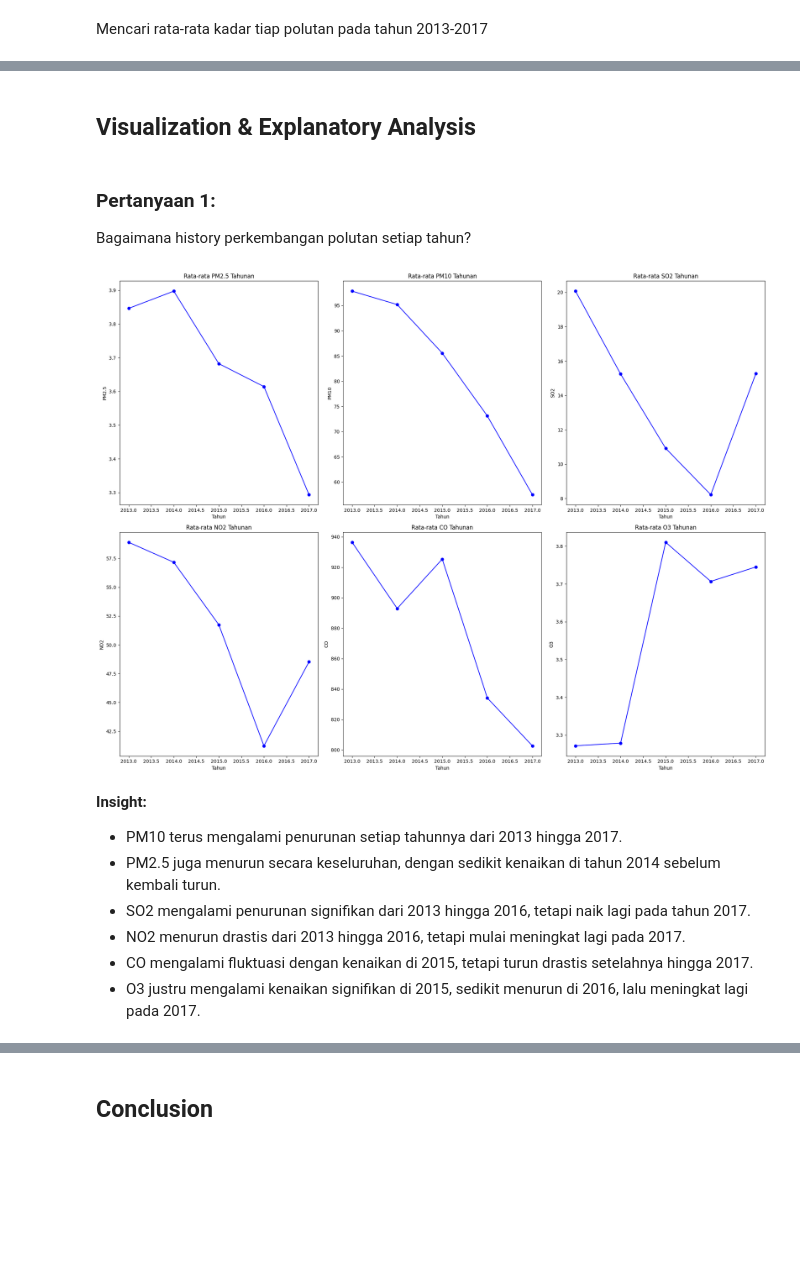
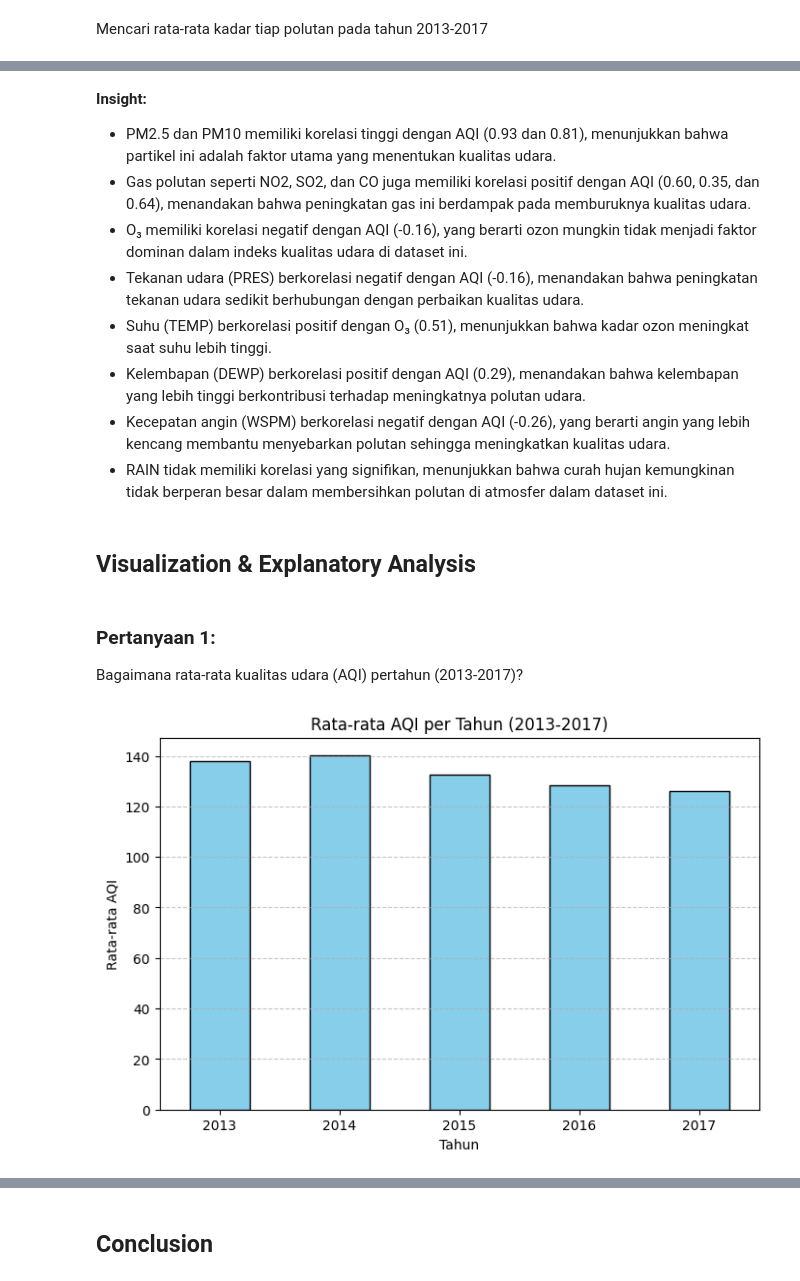
Before and after one commit to cutnabilahp/dashboard_submission_analisis_data, a Jupyter notebook: Proyek_Analisis_Data.ipynb, the cells around one changed output, grey strips where cells are left out. Cells and saved outputs as stored; diff of their text form; code cells hidden in the pictures; blank space fills up the shorter version.

```diff
--- a/Proyek_Analisis_Data.ipynb
+++ b/Proyek_Analisis_Data.ipynb
@@ -551,0 +517,6 @@ print(df[['PM2.5', 'PM10', 'SO2', 'NO2', 'CO', 'O3', 'AQI', 'AQI_Category']].hea
+# %%
+# Menghitung rata-rata AQI per tahun
+aqi_per_year = df.groupby('year')['AQI'].mean()
+
+# Menampilkan hasil
+print(aqi_per_year)
@@ -657,41 +709,27 @@ print(result)
+# %% [markdown]
+**Insight:**
+- PM2.5 dan PM10 memiliki korelasi tinggi dengan AQI (0.93 dan 0.81), menunjukkan bahwa partikel ini adalah faktor utama yang menentukan kualitas udara.
+- Gas polutan seperti NO2, SO2, dan CO juga memiliki korelasi positif dengan AQI (0.60, 0.35, dan 0.64), menandakan bahwa peningkatan gas ini berdampak pada memburuknya kualitas udara.
+- O₃ memiliki korelasi negatif dengan AQI (-0.16), yang berarti ozon mungkin tidak menjadi faktor dominan dalam indeks kualitas udara di dataset ini.
+- Tekanan udara (PRES) berkorelasi negatif dengan AQI (-0.16), menandakan bahwa peningkatan tekanan udara sedikit berhubungan dengan perbaikan kualitas udara.
+- Suhu (TEMP) berkorelasi positif dengan O₃ (0.51), menunjukkan bahwa kadar ozon meningkat saat suhu lebih tinggi.
+- Kelembapan (DEWP) berkorelasi positif dengan AQI (0.29), menandakan bahwa kelembapan yang lebih tinggi berkontribusi terhadap meningkatnya polutan udara.
+- Kecepatan angin (WSPM) berkorelasi negatif dengan AQI (-0.26), yang berarti angin yang lebih kencang membantu menyebarkan polutan sehingga meningkatkan kualitas udara.
+- RAIN tidak memiliki korelasi yang signifikan, menunjukkan bahwa curah hujan kemungkinan tidak berperan besar dalam membersihkan polutan di atmosfer dalam dataset ini.
 # %% [markdown]
 ## Visualization & Explanatory Analysis
-# %% [markdown]
-### Pertanyaan 1:
-Bagaimana history perkembangan polutan setiap tahun?
-# %%
-aotizhongxin_df['date'] = pd.to_datetime(aotizhongxin_df['date'])
-
-# Tambahkan kolom tahun
-aotizhongxin_df['year'] = aotizhongxin_df['date'].dt.year
-
-# Daftar polutan
-pollutants = ['PM2.5', 'PM10', 'SO2', 'NO2', 'CO', 'O3']
-
-# Visualisasi rata-rata polutan tahunan
-plt.figure(figsize=(20, 15))
-for i, pollutant in enumerate(pollutants):
-    plt.subplot(2, 3, i + 1)
-
-    # Menghitung rata-rata polutan tahunan
-    yearly_pollutants = aotizhongxin_df.groupby('year')[pollutant].mean()
-
-    # Plot
-    plt.plot(yearly_pollutants.index, yearly_pollutants.values, marker='o', linestyle='-', color='b')
-
-    plt.title(f'Rata-rata {pollutant} Tahunan')
-    plt.xlabel('Tahun')
-    plt.ylabel(pollutant)
-
-plt.tight_layout()
-plt.show()
-# %% [output]
-[figure, removed]
-# %% [markdown]
-**Insight:**
-- PM10 terus mengalami penurunan setiap tahunnya dari 2013 hingga 2017.
-- PM2.5 juga menurun secara keseluruhan, dengan sedikit kenaikan di tahun 2014 sebelum kembali turun.
-- SO2 mengalami penurunan signifikan dari 2013 hingga 2016, tetapi naik lagi pada tahun 2017.
-- NO2 menurun drastis dari 2013 hingga 2016, tetapi mulai meningkat lagi pada 2017.
-- CO mengalami fluktuasi dengan kenaikan di 2015, tetapi turun drastis setelahnya hingga 2017.
-- O3 justru mengalami kenaikan signifikan di 2015, sedikit menurun di 2016, lalu meningkat lagi pada 2017.
+# %% [markdown]
+### Pertanyaan 1:
+Bagaimana rata-rata kualitas udara (AQI) pertahun (2013-2017)?
+# %%
+# Visualisasi rata-rata AQI per tahun dengan grafik batang
+plt.figure(figsize=(8, 5))
+aqi_per_year.plot(kind='bar', color='skyblue', edgecolor='black')
+plt.xlabel('Tahun')
+plt.ylabel('Rata-rata AQI')
+plt.title('Rata-rata AQI per Tahun (2013-2017)')
+plt.xticks(rotation=0)
+plt.grid(axis='y', linestyle='--', alpha=0.7)
+plt.show()
+# %% [output]
+[figure, added]
```
Also changed, not shown: parts of 57 cells of this notebook, 1 other file.
